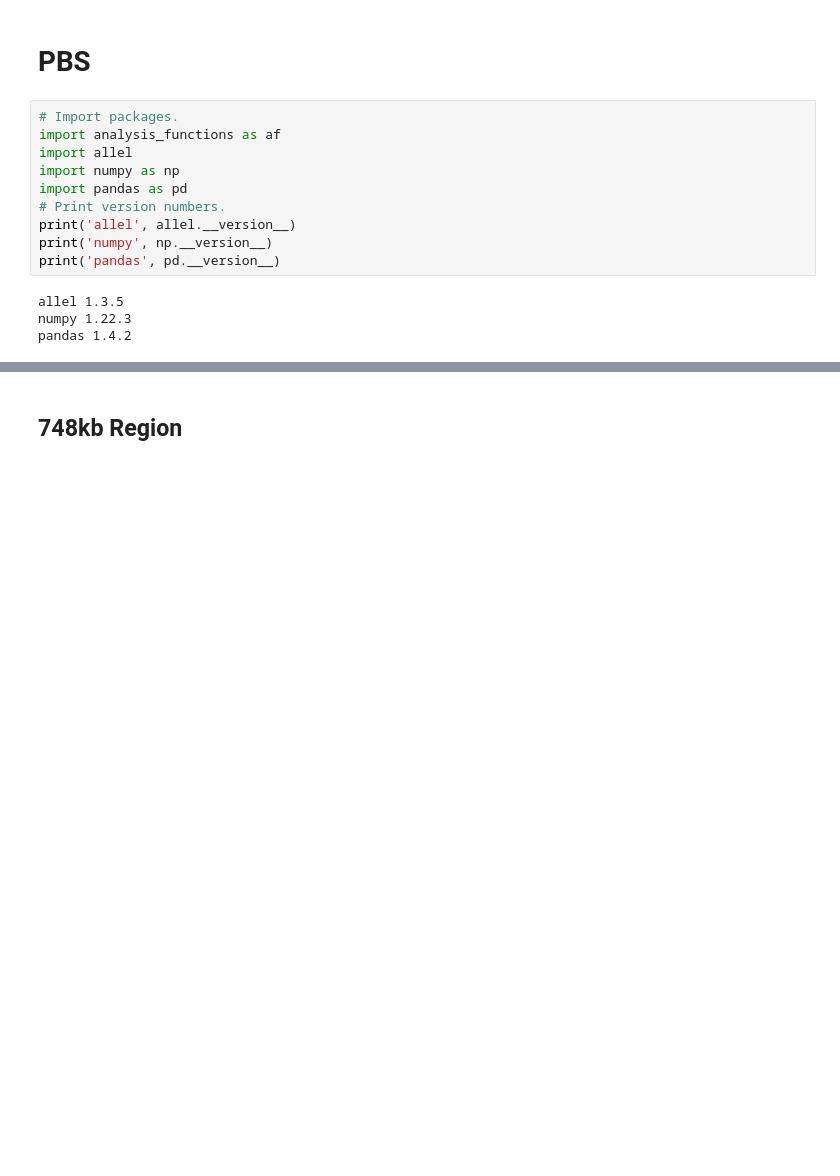
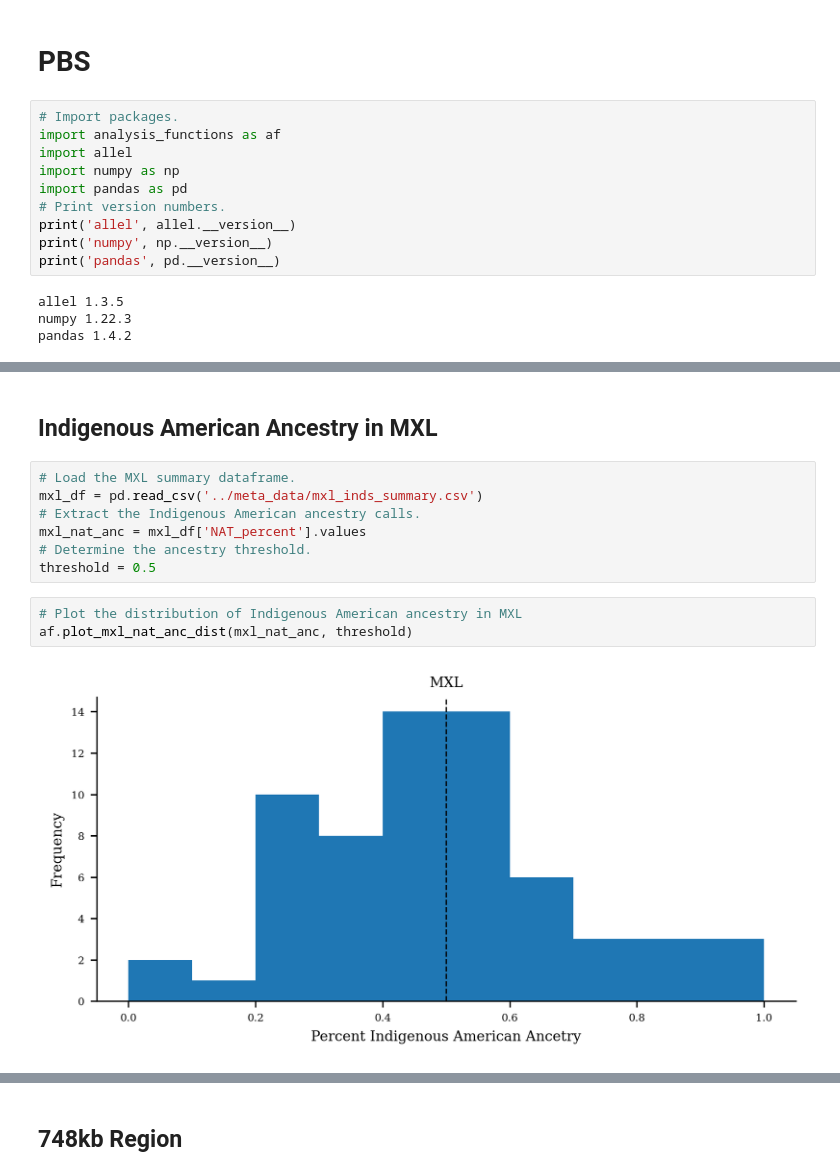
Before and after one commit to David-Peede/MUC19, a Jupyter notebook: analysis_nbs/pbs_analyses_v_submission.ipynb, the cells around one changed output, grey strips where cells are left out. Cells and saved outputs as stored; diff of their text form; blank space fills up the shorter version.

Commit message:
added mxl ancestry analysis

```diff
--- a/analysis_nbs/pbs_analyses_v_submission.ipynb
+++ b/analysis_nbs/pbs_analyses_v_submission.ipynb
@@ -71,0 +62,14 @@ pbs_idx_dicc = {
+# %% [markdown]
+## Indigenous American Ancestry in MXL
+# %%
+# Load the MXL summary dataframe.
+mxl_df = pd.read_csv('../meta_data/mxl_inds_summary.csv')
+# Extract the Indigenous American ancestry calls.
+mxl_nat_anc = mxl_df['NAT_percent'].values
+# Determine the ancestry threshold.
+threshold = 0.5
+# %%
+# Plot the distribution of Indigenous American ancestry in MXL
+af.plot_mxl_nat_anc_dist(mxl_nat_anc, threshold)
+# %% [output]
+[figure, added]
```
Also changed, not shown: parts of 4 cells of this notebook, 2 other files.
